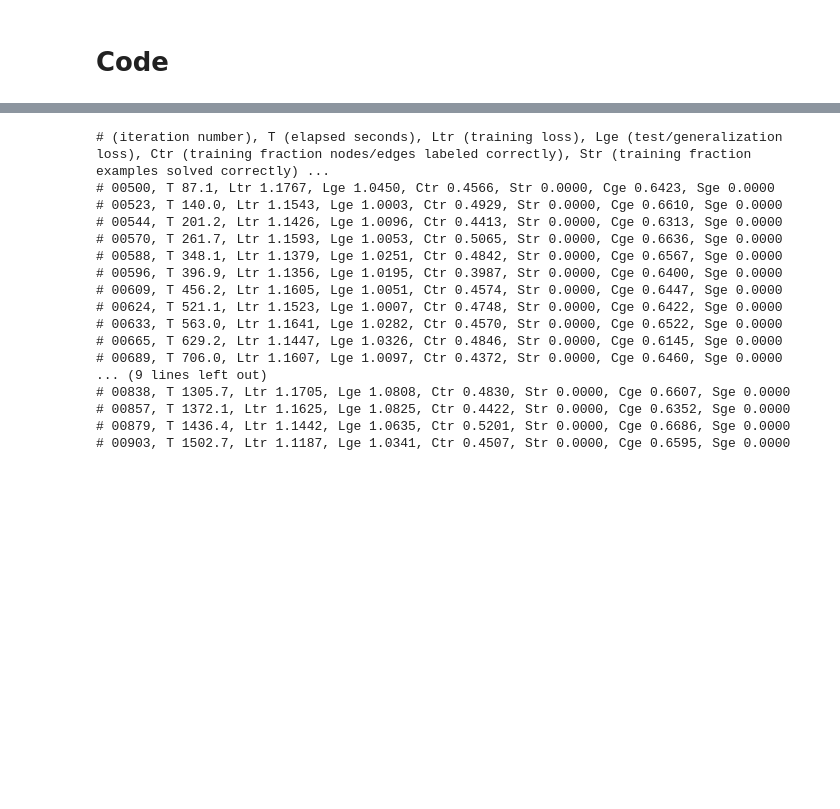
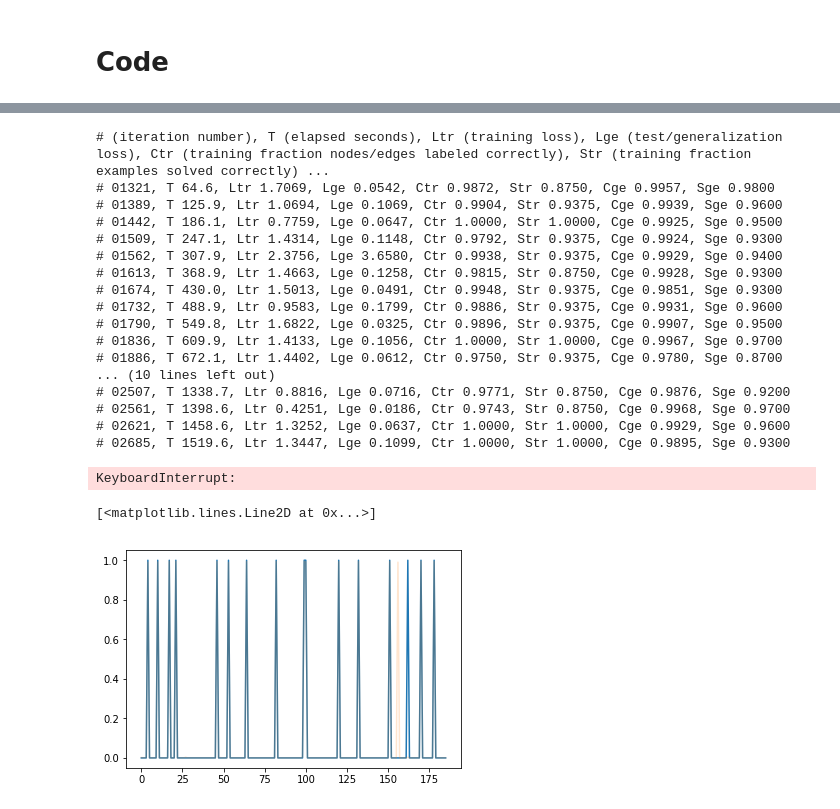
Before and after one commit to hugcis/graph_nets-IM, a Jupyter notebook: oracle_net.ipynb, the cells around one changed output, grey strips where cells are left out. Saved outputs shown, nothing was run; the diff lists cells and outputs as text; code cells hidden in the pictures; blank space fills up the shorter version.

```diff
--- a/oracle_net.ipynb
+++ b/oracle_net.ipynb
@@ -651,25 +675,26 @@ tf.reset_default_graph()
 
 seed = 2
 rand = np.random.RandomState(seed=seed)
-
+num_seeds = 1
 # Model parameters.
 # Number of processing (message-passing) steps.
-num_processing_steps_tr = 30
-num_processing_steps_ge = 30
+num_processing_steps_tr = 10
+num_processing_steps_ge = 10
 
 # Data / training parameters.
 num_training_iterations = 10000
-batch_size_tr = 32
+batch_size_tr = 16
 batch_size_ge = 100
 # Number of nodes per graph sampled uniformly from this range.
-num_nodes_min_max_tr = (10, 17)
-rate_min_max = [0.3, 0.7]
+num_nodes_min_max_tr = (5, 25)
+num_nodes_min_max_ge = (5, 25)
+rate_min_max = [0.5, 0.6]
 
 # Data.
 # Input and target placeholders.
 input_ph, target_ph = create_placeholders(rand, batch_size_tr,
                                           num_nodes_min_max_tr,
-                                          rate_min_max)
+                                          rate_min_max, num_seeds)
 
 # Connect the data to the model.
 # Instantiate the model.
@@ -679,11 +704,11 @@ output_ops_tr = model(input_ph, num_processing_steps_tr)
 output_ops_ge = model(input_ph, num_processing_steps_ge)
 
 # Training loss.
-loss_ops_tr = create_loss_ops(target_ph, output_ops_tr)
+loss_ops_tr = create_loss_ops(target_ph, output_ops_tr, batch_size_tr, num_seeds)
 # Loss across processing steps.
 loss_op_tr = sum(loss_ops_tr) / num_processing_steps_tr
 # Test/generalization loss.
-loss_ops_ge = create_loss_ops(target_ph, output_ops_ge)
+loss_ops_ge = create_loss_ops(target_ph, output_ops_ge, batch_size_ge, num_seeds)
 loss_op_ge = loss_ops_ge[-1]  # Loss from final processing step.
 
 # Optimizer.
@@ -732,7 +757,7 @@ last_log_time = start_time
 for iteration in range(last_iteration, num_training_iterations):
     last_iteration = iteration
     feed_dict, _ = create_feed_dict(rand, batch_size_tr, num_nodes_min_max_tr,
-                                    input_ph, target_ph, rate_min_max)
+                                    input_ph, target_ph, rate_min_max, num_seeds)
     train_values = sess.run({
       "step": step_op,
       "target": target_ph,
@@ -745,7 +770,8 @@ for iteration in range(last_iteration, num_training_iterations):
     if elapsed_since_last_log > log_every_seconds:
         last_log_time = the_time
         feed_dict, raw_graphs = create_feed_dict(
-            rand, batch_size_ge, num_nodes_min_max_ge, input_ph, target_ph, rate_min_max)
+            rand, batch_size_ge, num_nodes_min_max_ge, input_ph,
+            target_ph, rate_min_max, num_seeds)
         test_values = sess.run({
             "target": target_ph,
             "loss": loss_op_ge,
@@ -753,9 +779,9 @@ for iteration in range(last_iteration, num_training_iterations):
         }, feed_dict=feed_dict)
 
         correct_tr, solved_tr = compute_accuracy(
-            train_values["target"], train_values["outputs"][-1])
+            train_values["target"], train_values["outputs"][-1], num_seeds)
         correct_ge, solved_ge = compute_accuracy(
-            test_values["target"], test_values["outputs"][-1])
+            test_values["target"], test_values["outputs"][-1], num_seeds)
         elapsed = time.time() - start_time
         losses_tr.append(train_values["loss"])
         corrects_tr.append(correct_tr)
@@ -770,22 +796,23 @@ for iteration in range(last_iteration, num_training_iterations):
                   correct_tr, solved_tr, correct_ge, solved_ge))
 # %% [output]
 # (iteration number), T (elapsed seconds), Ltr (training loss), Lge (test/generalization loss), Ctr (training fraction nodes/edges labeled correctly), Str (training fraction examples solved correctly) ...
-# 00500, T 87.1, Ltr 1.1767, Lge 1.0450, Ctr 0.4566, Str 0.0000, Cge 0.6423, Sge 0.0000
-# 00523, T 140.0, Ltr 1.1543, Lge 1.0003, Ctr 0.4929, Str 0.0000, Cge 0.6610, Sge 0.0000
-# 00544, T 201.2, Ltr 1.1426, Lge 1.0096, Ctr 0.4413, Str 0.0000, Cge 0.6313, Sge 0.0000
-# 00570, T 261.7, Ltr 1.1593, Lge 1.0053, Ctr 0.5065, Str 0.0000, Cge 0.6636, Sge 0.0000
-# 00588, T 348.1, Ltr 1.1379, Lge 1.0251, Ctr 0.4842, Str 0.0000, Cge 0.6567, Sge 0.0000
-# 00596, T 396.9, Ltr 1.1356, Lge 1.0195, Ctr 0.3987, Str 0.0000, Cge 0.6400, Sge 0.0000
-# 00609, T 456.2, Ltr 1.1605, Lge 1.0051, Ctr 0.4574, Str 0.0000, Cge 0.6447, Sge 0.0000
-# 00624, T 521.1, Ltr 1.1523, Lge 1.0007, Ctr 0.4748, Str 0.0000, Cge 0.6422, Sge 0.0000
-# 00633, T 563.0, Ltr 1.1641, Lge 1.0282, Ctr 0.4570, Str 0.0000, Cge 0.6522, Sge 0.0000
-# 00665, T 629.2, Ltr 1.1447, Lge 1.0326, Ctr 0.4846, Str 0.0000, Cge 0.6145, Sge 0.0000
-# 00689, T 706.0, Ltr 1.1607, Lge 1.0097, Ctr 0.4372, Str 0.0000, Cge 0.6460, Sge 0.0000
-... (9 lines left out)
-# 00838, T 1305.7, Ltr 1.1705, Lge 1.0808, Ctr 0.4830, Str 0.0000, Cge 0.6607, Sge 0.0000
-# 00857, T 1372.1, Ltr 1.1625, Lge 1.0825, Ctr 0.4422, Str 0.0000, Cge 0.6352, Sge 0.0000
-# 00879, T 1436.4, Ltr 1.1442, Lge 1.0635, Ctr 0.5201, Str 0.0000, Cge 0.6686, Sge 0.0000
-# 00903, T 1502.7, Ltr 1.1187, Lge 1.0341, Ctr 0.4507, Str 0.0000, Cge 0.6595, Sge 0.0000
+# 01321, T 64.6, Ltr 1.7069, Lge 0.0542, Ctr 0.9872, Str 0.8750, Cge 0.9957, Sge 0.9800
+# 01389, T 125.9, Ltr 1.0694, Lge 0.1069, Ctr 0.9904, Str 0.9375, Cge 0.9939, Sge 0.9600
+# 01442, T 186.1, Ltr 0.7759, Lge 0.0647, Ctr 1.0000, Str 1.0000, Cge 0.9925, Sge 0.9500
+# 01509, T 247.1, Ltr 1.4314, Lge 0.1148, Ctr 0.9792, Str 0.9375, Cge 0.9924, Sge 0.9300
+# 01562, T 307.9, Ltr 2.3756, Lge 3.6580, Ctr 0.9938, Str 0.9375, Cge 0.9929, Sge 0.9400
+# 01613, T 368.9, Ltr 1.4663, Lge 0.1258, Ctr 0.9815, Str 0.8750, Cge 0.9928, Sge 0.9300
+# 01674, T 430.0, Ltr 1.5013, Lge 0.0491, Ctr 0.9948, Str 0.9375, Cge 0.9851, Sge 0.9300
+# 01732, T 488.9, Ltr 0.9583, Lge 0.1799, Ctr 0.9886, Str 0.9375, Cge 0.9931, Sge 0.9600
+# 01790, T 549.8, Ltr 1.6822, Lge 0.0325, Ctr 0.9896, Str 0.9375, Cge 0.9907, Sge 0.9500
+# 01836, T 609.9, Ltr 1.4133, Lge 0.1056, Ctr 1.0000, Str 1.0000, Cge 0.9967, Sge 0.9700
+# 01886, T 672.1, Ltr 1.4402, Lge 0.0612, Ctr 0.9750, Str 0.9375, Cge 0.9780, Sge 0.8700
+... (10 lines left out)
+# 02507, T 1338.7, Ltr 0.8816, Lge 0.0716, Ctr 0.9771, Str 0.8750, Cge 0.9876, Sge 0.9200
+# 02561, T 1398.6, Ltr 0.4251, Lge 0.0186, Ctr 0.9743, Str 0.8750, Cge 0.9968, Sge 0.9700
+# 02621, T 1458.6, Ltr 1.3252, Lge 0.0637, Ctr 1.0000, Str 1.0000, Cge 0.9929, Sge 0.9600
+# 02685, T 1519.6, Ltr 1.3447, Lge 0.1099, Ctr 1.0000, Str 1.0000, Cge 0.9895, Sge 0.9300
+KeyboardInterrupt:
 # %%
 #@title Visualize results  { form-width: "30%" }
 
@@ -891,3 +918,9 @@ for j, (graph, target, output) in enumerate(zip(raw_graphs, targets, outputs)):
     plotter.draw_graph_with_solution(node_size=node_size, node_color=color)
     ax.set_title("Model-predicted\nStep {:02d} / {:02d}".format(
         step_indices[k] + 1, step_indices[-1] + 1))
+# %%
+plt.plot(train_values['target'].nodes)
+plt.plot((np.exp(train_values['outputs'][-1].nodes)/np.exp(train_values['outputs'][-1].nodes).sum(axis=1, keepdims=True))[:, 1], alpha=0.2)
+# %% [output]
+[<matplotlib.lines.Line2D at 0x...>]
+[figure, added]
```
Also changed, not shown: parts of 10 cells of this notebook, 1 other file.
